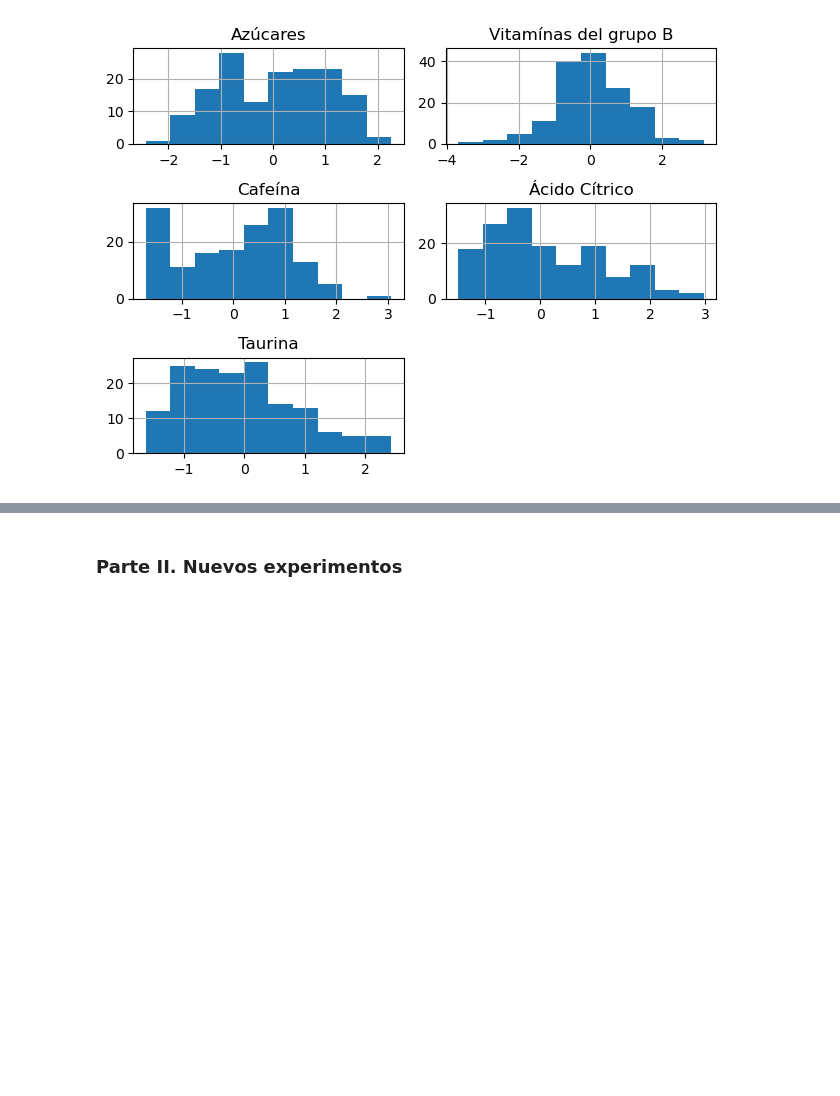
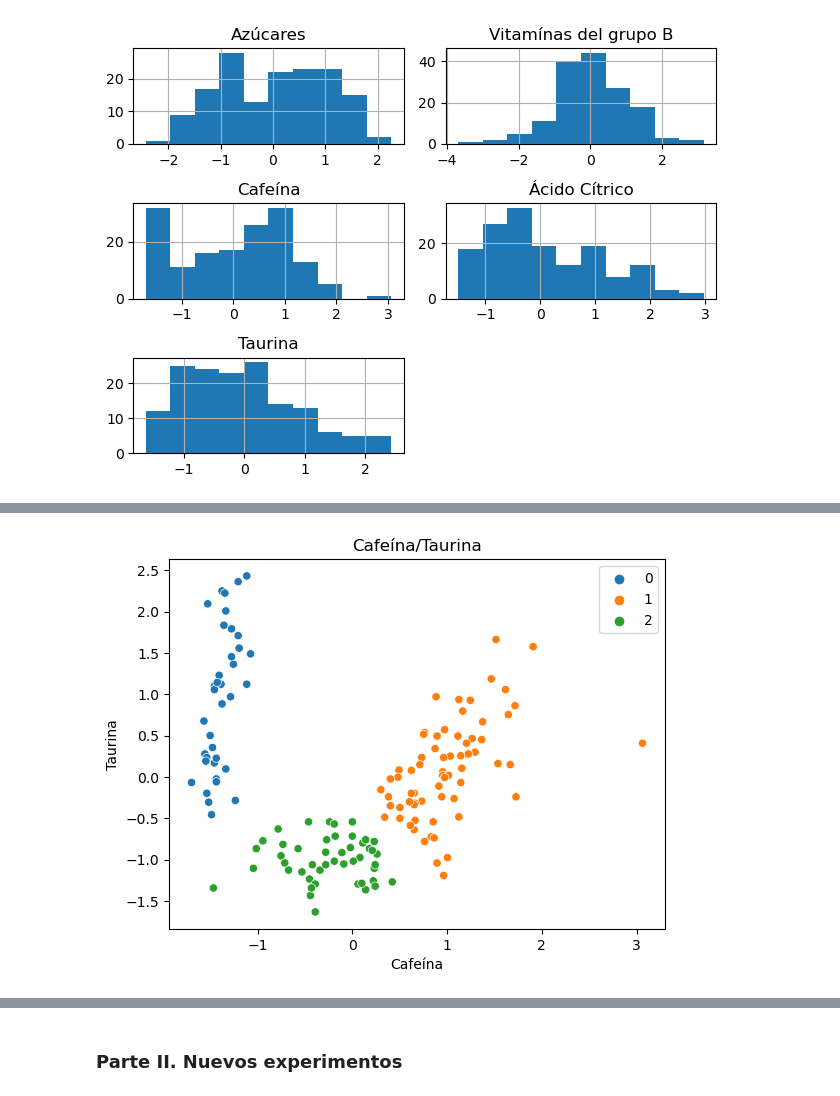
Before and after one commit to UnaiSalas/ONLINE_DS_THEBRIDGE_UNAI_SALAS, a Jupyter notebook: 04_Machine_Learning/Sprint_15/Unidad_02/Practica_Obligatoria/18_Practica_Obligatoria_Clustering_II.ipynb, the cells around one changed output, grey strips where cells are left out. Drawn from its saved outputs; the diff is of its cells as text; code cells hidden in the pictures; blank space fills up the shorter version.

```diff
--- a/04_Machine_Learning/Sprint_15/Unidad_02/Practica_Obligatoria/18_Practica_Obligatoria_Clustering_II.ipynb
+++ b/04_Machine_Learning/Sprint_15/Unidad_02/Practica_Obligatoria/18_Practica_Obligatoria_Clustering_II.ipynb
@@ -133,0 +143,11 @@ plt.tight_layout()
+# %%
+clustering_model = AgglomerativeClustering(n_clusters=3, metric='euclidean', linkage='ward')
+clustering_model.fit(df[features])
+
+data_labels = clustering_model.labels_
+sns.scatterplot(x='Cafeína',
+                y='Taurina',
+                data=df,
+                hue=data_labels, palette = "tab10").set_title('Cafeína/Taurina');
+# %% [output]
+[figure, added]
```
Also changed, not shown: parts of 3 cells of this notebook, 9 other files.
